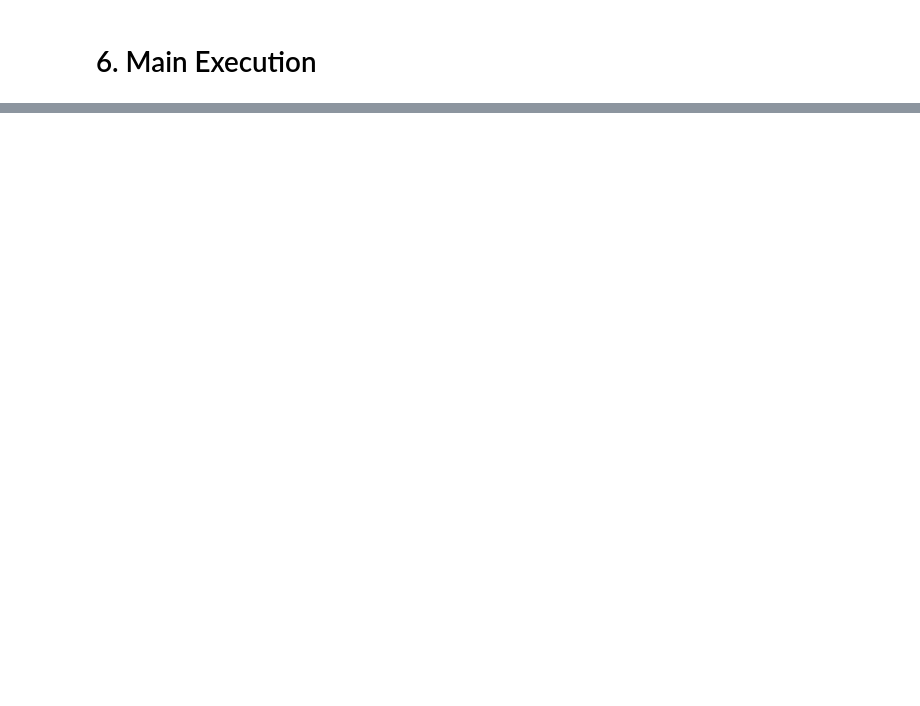
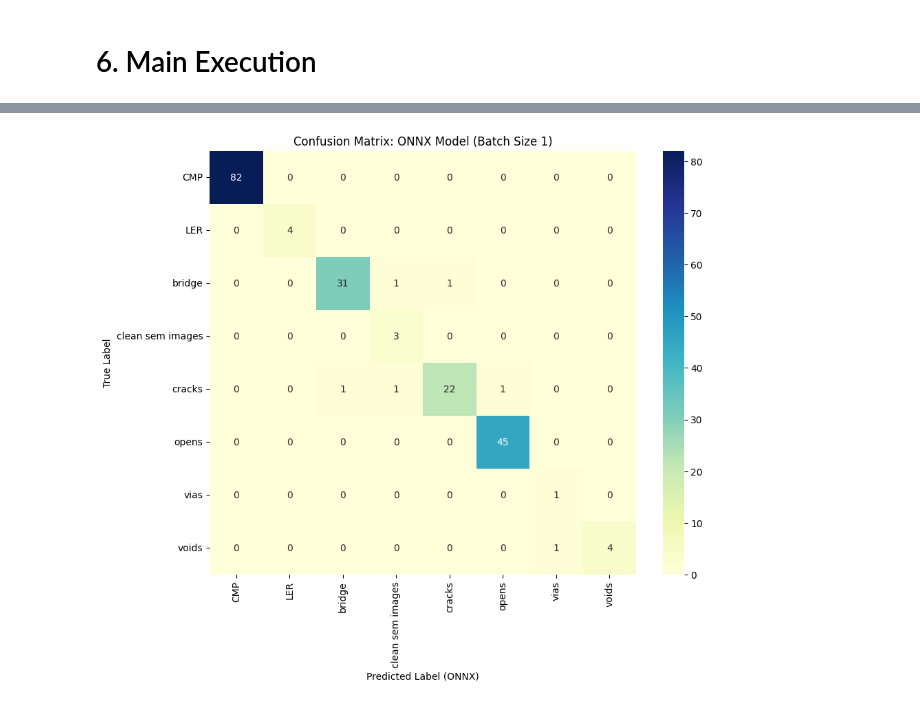
Before and after one commit to meenub255/NXP_SEM_DEFECT, a Jupyter notebook: TRAINING_CODE.ipynb, the cells around one changed output, grey strips where cells are left out. Cells and saved outputs as stored; diff of their text form; code cells hidden in the pictures; blank space fills up the shorter version.

Commit message:
Updated confusion matrix on test set

```diff
--- a/TRAINING_CODE.ipynb
+++ b/TRAINING_CODE.ipynb
@@ -25,7 +115,7 @@ import matplotlib.pyplot as plt
 # 1. Configuration & Hyperparameters
 # %%
 CONFIG = {
-    "DATA_DIR": "/content/drive/MyDrive/Hackathon_Images/Augmented_Dataset_10x",
+    "DATA_DIR": "/content/drive/MyDrive/SEM_IMAGES",
     "NUM_CLASSES": 8,
     "BATCH_SIZE": 32,
     "EPOCHS": 20,
@@ -202,7 +369,7 @@ def evaluate(model, loader):
 # %%
 if __name__ == "__main__":
     # 1. Setup Data
-    train_dl, val_dl, classes = get_dataloaders(CONFIG["DATA_DIR"])
+    train_dl, val_dl, test_dl, classes = get_dataloaders(CONFIG["DATA_DIR"])
 
     # 2. Setup Models
     teacher_model = get_teacher()
@@ -212,5 +379,10 @@ if __name__ == "__main__":
     print("\nStarting Distillation Training...")
     train_distillation(teacher_model, student_model, train_dl, val_dl)
 
-    print("\nTraining Complete. Best model saved as 'best_student_model.pth'")
+    # 4. Final Evaluation on the unseen 10% Test Set
+    print("\nLoading Best Model for Final Test...")
+    student_model.load_state_dict(torch.load("best_student_model.pth"))
+
+    # This call now works because run_test is defined above
+    run_test(student_model, test_dl, classes)
 # %% [output]
@@ -373,0 +509,56 @@ clean sem images       1.00      0.95      0.98        21
+# %%
+import onnxruntime as ort
+import numpy as np
+import torch
+import matplotlib.pyplot as plt
+import seaborn as sns
+from sklearn.metrics import classification_report, confusion_matrix
+
+def evaluate_onnx_performance(onnx_path, test_loader, classes):
+    # 1. Initialize the ONNX session
+    session = ort.InferenceSession(onnx_path, providers=['CPUExecutionProvider'])
+    input_name = session.get_inputs()[0].name
+
+    all_preds = []
+    all_labels = []
+
+    print(f"🔍 Starting ONNX Inference (Batch size 1 mode): {onnx_path}")
+
+    # 2. Evaluation Loop
+    for images, labels in test_loader:
+        # Loop through each image in the batch (since model expects batch size 1)
+        for i in range(images.size(0)):
+            # Extract a single image and add the batch dimension: [1, 3, 224, 224]
+            single_img = images[i:i+1].numpy().astype(np.float32)
+
+            # Run inference
+            ort_inputs = {input_name: single_img}
+            ort_outs = session.run(None, ort_inputs)
+
+            # Get prediction
+            logits = ort_outs[0]
+            pred = np.argmax(logits, axis=1)[0]
+
+            all_preds.append(pred)
+            all_labels.append(labels[i].item())
+
+    # 3. Metrics Analysis
+    print("\n" + "="*45)
+    print("      ✅ FINAL ONNX TEST RESULTS")
+    print("="*45)
+    print(classification_report(all_labels, all_preds, target_names=classes))
+
+    # 4. Generate Confusion Matrix
+    cm = confusion_matrix(all_labels, all_preds)
+    plt.figure(figsize=(10, 8))
+    sns.heatmap(cm, annot=True, fmt='d', cmap='YlGnBu',
+                xticklabels=classes, yticklabels=classes)
+    plt.xlabel('Predicted Label (ONNX)')
+    plt.ylabel('True Label')
+    plt.title('Confusion Matrix: ONNX Model (Batch Size 1)')
+    plt.show()
+
+if __name__ == "__main__":
+  evaluate_onnx_performance(onnx_file, test_dl, classes)
+  onnx_file="/content/leaf_model_rt1170.onnx"
+# %% [output]
@@ -373,0 +584 @@ clean sem images       1.00      0.95      0.98        21
+[figure, added]
```
Also changed, not shown: parts of 22 cells of this notebook.
